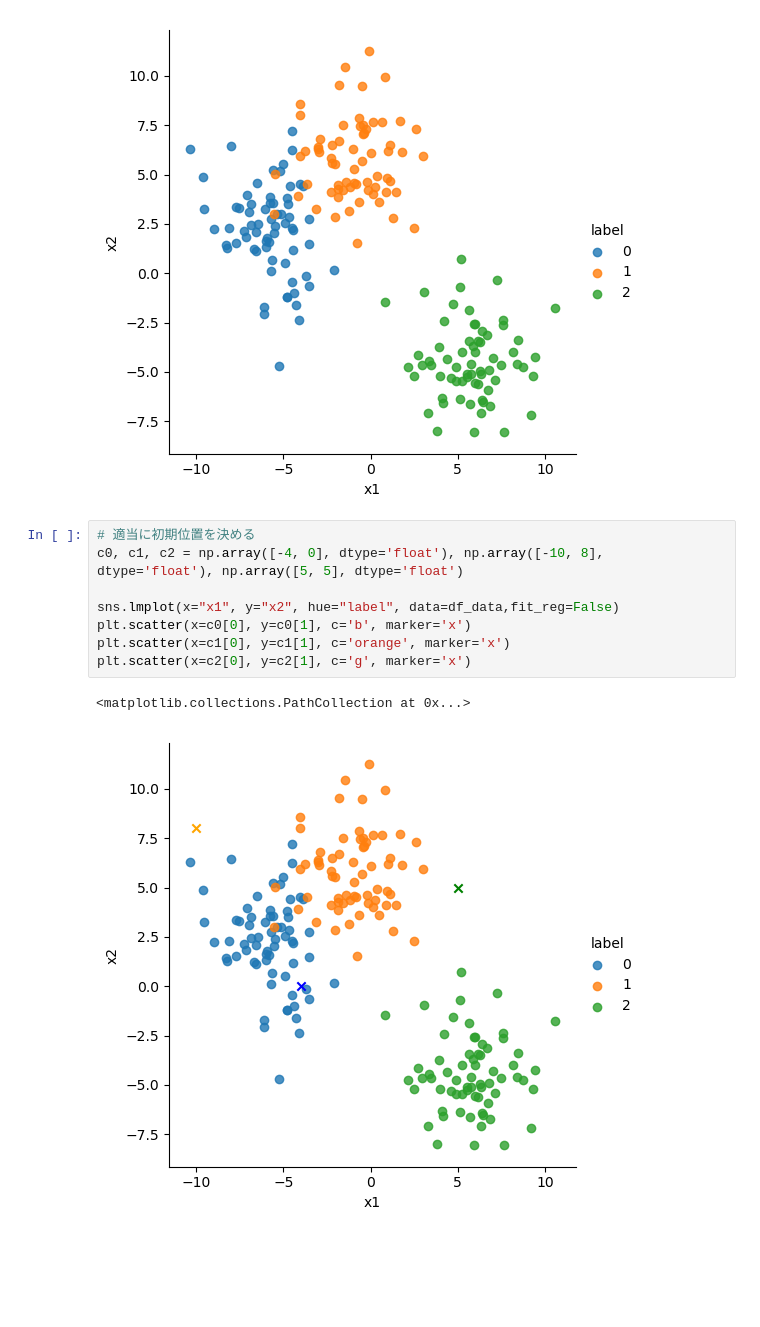
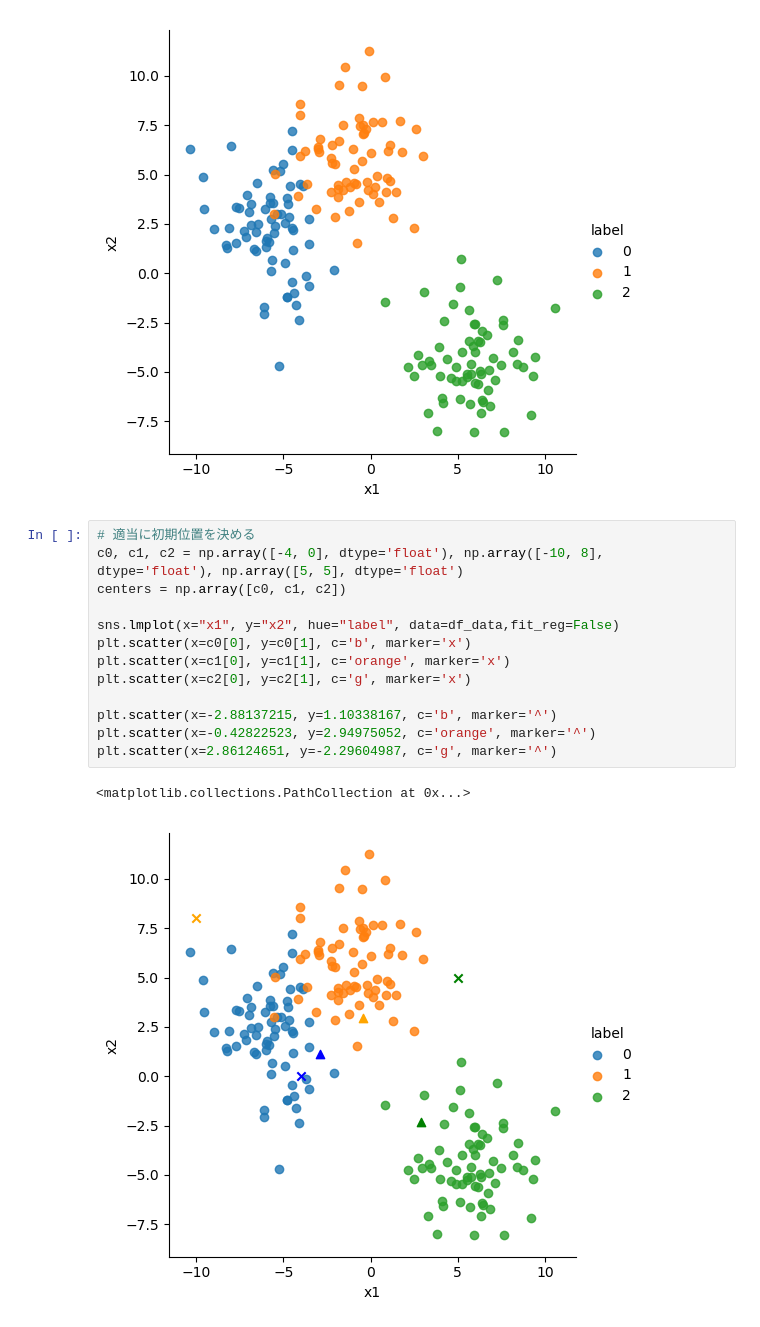
Before and after one commit to masam101376/kickstarter-projects, a Jupyter notebook: deepNN_playground.ipynb, the cells around one changed output. Cells and saved outputs as stored; diff of their text form; blank space fills up the shorter version.

```diff
--- a/deepNN_playground.ipynb
+++ b/deepNN_playground.ipynb
@@ -165,11 +165,16 @@ sns.lmplot(x="x1", y="x2", hue="label", data=df_data,fit_reg=False)
 # %%
 # 適当に初期位置を決める
 c0, c1, c2 = np.array([-4, 0], dtype='float'), np.array([-10, 8], dtype='float'), np.array([5, 5], dtype='float')
+centers = np.array([c0, c1, c2])
 
 sns.lmplot(x="x1", y="x2", hue="label", data=df_data,fit_reg=False)
 plt.scatter(x=c0[0], y=c0[1], c='b', marker='x')
 plt.scatter(x=c1[0], y=c1[1], c='orange', marker='x')
 plt.scatter(x=c2[0], y=c2[1], c='g', marker='x')
+
+plt.scatter(x=-2.88137215, y=1.10338167, c='b', marker='^')
+plt.scatter(x=-0.42822523, y=2.94975052, c='orange', marker='^')
+plt.scatter(x=2.86124651, y=-2.29604987, c='g', marker='^')
 # %% [output]
 <matplotlib.collections.PathCollection at 0x...>
-[figure, old version]
+[figure, new version]
```
Also changed, not shown: parts of 5 cells of this notebook.
